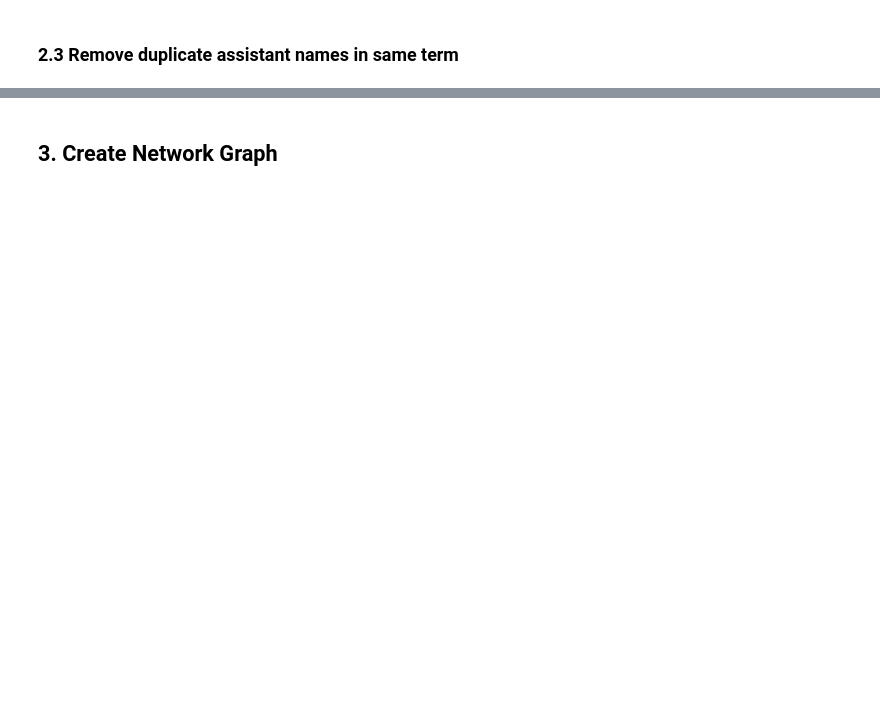
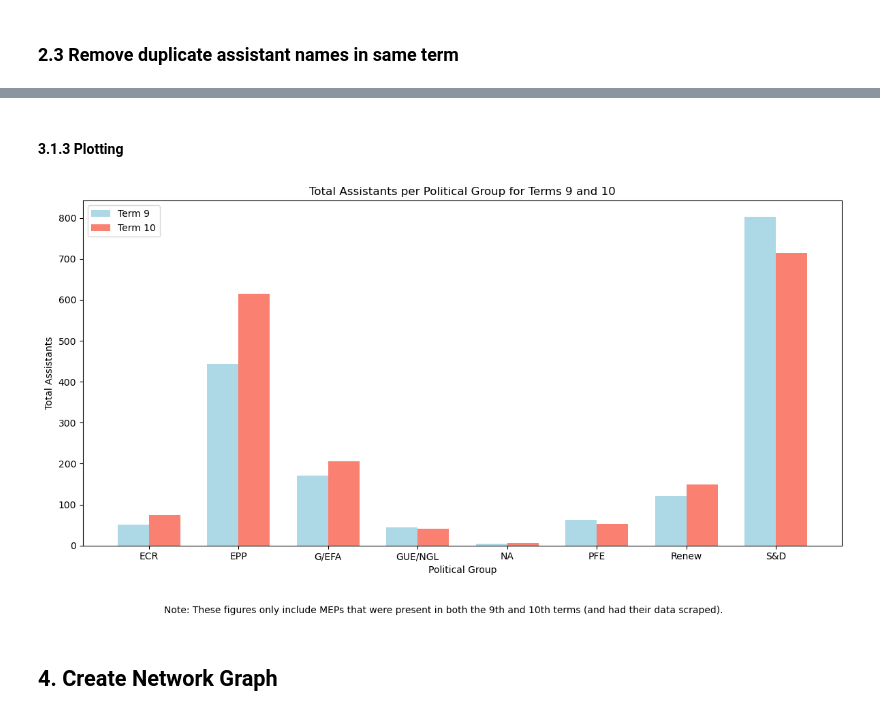
Before and after one commit to emilia-c/AMO-Work, a Jupyter notebook: assistant task/compare 9th & 10th term/compare_9_and_10.ipynb, the cells around one changed output, grey strips where cells are left out. Saved outputs shown, nothing was run; the diff lists cells and outputs as text; code cells hidden in the pictures; blank space fills up the shorter version.

```diff
--- a/assistant task/compare 9th & 10th term/compare_9_and_10.ipynb
+++ b/assistant task/compare 9th & 10th term/compare_9_and_10.ipynb
@@ -98,23 +161,26 @@ See the caveats in the documentation: https://pandas.pydata.org/pandas-docs/stab
 # %% [markdown]
 ### 2.3 Flatten & pivot (assistants are row level)
 # %%
-# Function to extract only relevant assistants
+# Function to extract relevant assistants with type information
 def extract_assistants(row):
     assistants = []
-    # Focus only on "Accredited assistants" and "Accredited assistants (grouping)"
-    relevant_groups = ['Accredited assistants', 'Accredited assistants (grouping)']
+    # Define relevant groups and their corresponding types
+    assistant_groups = {
+        'Accredited assistants': 'accredited',
+        'Accredited assistants (grouping)': 'accredited_grouping'
+    }
 
-    for group in relevant_groups:
-        # Check if the group exists in the row
+    for group, assistant_type in assistant_groups.items():
+        # Check if the group exists in the row and is a list
         if group in row and isinstance(row[group], list):
-            names = row[group]
-            for name in names:
+            for name in row[group]:
                 assistants.append({
                     'assistant_name': name,
                     'mep_name': row['name'],
                     'group': row['group_abbrv'],
                     'country': row['country'],
-                    'term': row['term']
+                    'term': row['term'],
+                    'assistant_type': assistant_type  # Add assistant type
                 })
     return assistants
 
@@ -286,2 +591,35 @@ MEP: Matthias ECKE | Term: 9
+# %% [markdown]
+#### 3.1.3 Plotting
+# %%
+import pandas as pd
+import matplotlib.pyplot as plt
+import seaborn as sns
+
+# Assuming your DataFrame is named `group_data`
+plt.figure(figsize=(12, 6))
+bar_width = 0.35
+x = range(len(total_assistants))
+
+# Create the bars
+plt.bar(x, total_assistants['total_assistants_9'], width=bar_width, label='Term 9', color='lightblue')
+plt.bar([p + bar_width for p in x], total_assistants['total_assistants_10'], width=bar_width, label='Term 10', color='salmon')
+
+# Add labels and title
+plt.xlabel('Political Group')
+plt.ylabel('Total Assistants')
+plt.title('Total Assistants per Political Group for Terms 9 and 10')
+plt.xticks([p + bar_width / 2 for p in x], total_assistants['group'])
+plt.legend()
+
+# Add footnote using fig.text()
+plt.gcf().text(0.5, -0.05,
+                'Note: These figures only include MEPs that were present in both the 9th and 10th terms (and had their data scraped).',
+                ha='center', fontsize=10, color='black', va='top')
+
+# Show the plot
+plt.tight_layout()
+plt.show()
+# %% [output]
+[figure, added]
 # %% [markdown]
-## 3. Create Network Graph
+## 4. Create Network Graph
```
Also changed, not shown: parts of 17 cells of this notebook, 7 other files.
